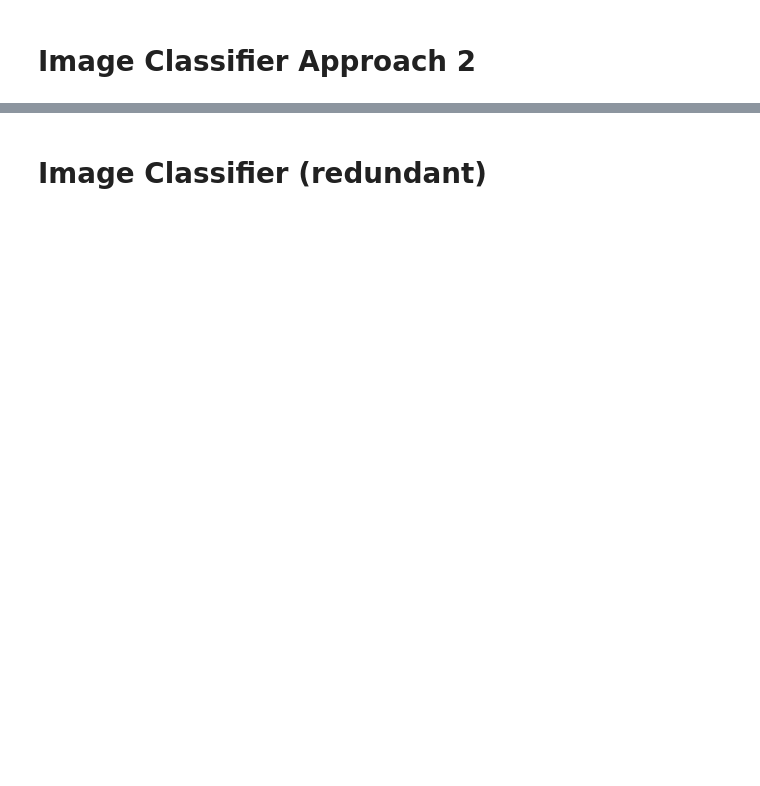
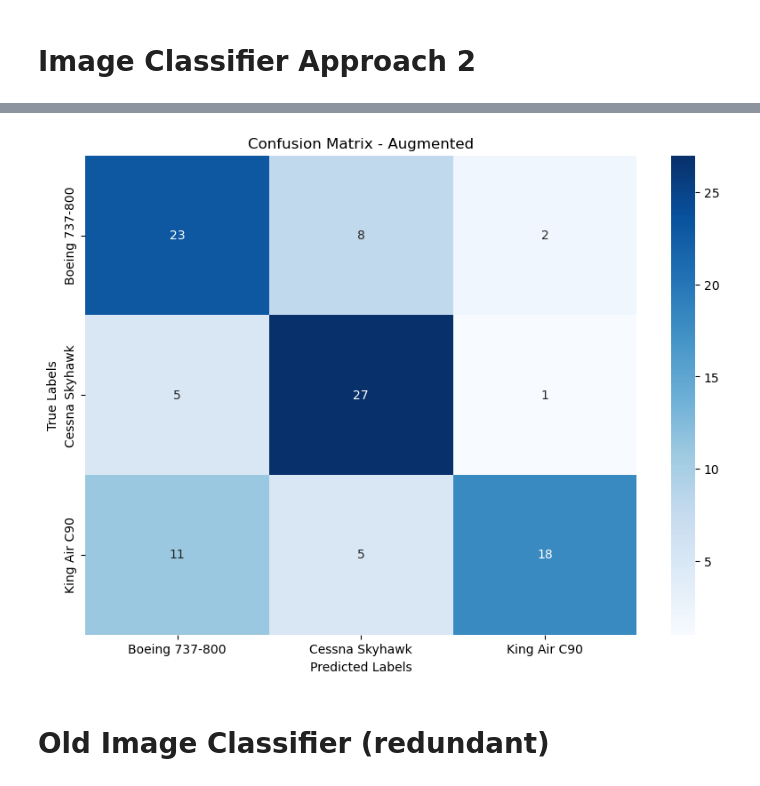
Before and after one commit to tee1g21/Intruder-Aircraft-Detection, a Jupyter notebook: main/Custom_Classifier.ipynb, the cells around one changed output, grey strips where cells are left out. Cells and saved outputs as stored; diff of their text form; code cells hidden in the pictures; blank space fills up the shorter version.

```diff
--- a/main/Custom_Classifier.ipynb
+++ b/main/Custom_Classifier.ipynb
@@ -266,7 +324,7 @@ model_aug = None
 train_aug_hst = None
 
 # reset model from previous test
-model_aug = get_tf_model()
+model_aug = get_model()
 
 # trian model
 train_aug_hst = model_aug.fit(
@@ -274,6 +332,8 @@ train_aug_hst = model_aug.fit(
     epochs=hyper_params['epochs'],
     validation_data=valid_data,
     callbacks=[tensorboard_callback])
+
+y_pred_aug = model_aug.predict(valid_data)
 
 # send metrics to clearML
 for epoch in range(epochs):
@@ -289,5 +349,6 @@ for epoch in range(epochs):
     logger.report_scalar('precision', 'validation', iteration=epoch, value=train_aug_hst.history['val_precision'][epoch])
     logger.report_scalar('recall', 'validation', iteration=epoch, value=train_aug_hst.history['val_recall'][epoch])
 
+
 # close task
 task.close()
@@ -295,0 +611,26 @@ task.close()
+# %%
+# Clasification matrix - augmented
+y_true = validation_labels
+
+# Check if y_true needs conversion from one-hot to class labels
+if len(y_true[0]) > 1:  # This assumes y_true is a list of arrays
+    y_true = [np.argmax(label) for label in y_true]
+else:
+    y_true = [label for sublist in y_true for label in sublist]  # Flatten the list if necessary
+
+# Convert predictions from probabilities to class indices if not already done
+y_pred_aug = model_aug.predict(valid_data)
+y_pred_aug = np.argmax(y_pred_aug, axis=1)
+
+# Generate the confusion matrix
+conf_matrix_aug = confusion_matrix(y_true, y_pred_aug)
+
+# Plotting using seaborn for a nicer-looking confusion matrix
+plt.figure(figsize=(10, 7))
+# ['Boeing 737-800', 'Cessna Skyhawk', 'King Air C90']
+sns.heatmap(conf_matrix_aug, annot=True, fmt='g', cmap='Blues', xticklabels=['Boeing 737-800', 'Cessna Skyhawk', 'King Air C90'], yticklabels=['Boeing 737-800', 'Cessna Skyhawk', 'King Air C90'])
+plt.xlabel('Predicted Labels')
+plt.ylabel('True Labels')
+plt.title('Confusion Matrix - Augmented')
+plt.show()
+# %% [output]
@@ -296,5 +638,6 @@ task.close()
+[figure, added]
 # %% [markdown]
-# Image Classifier (redundant)
+# Old Image Classifier (redundant)
 # %%
 ## check GPU available
 #gpus = tf.config.list_physical_devices('GPU')
```
Also changed, not shown: parts of 23 cells of this notebook.
